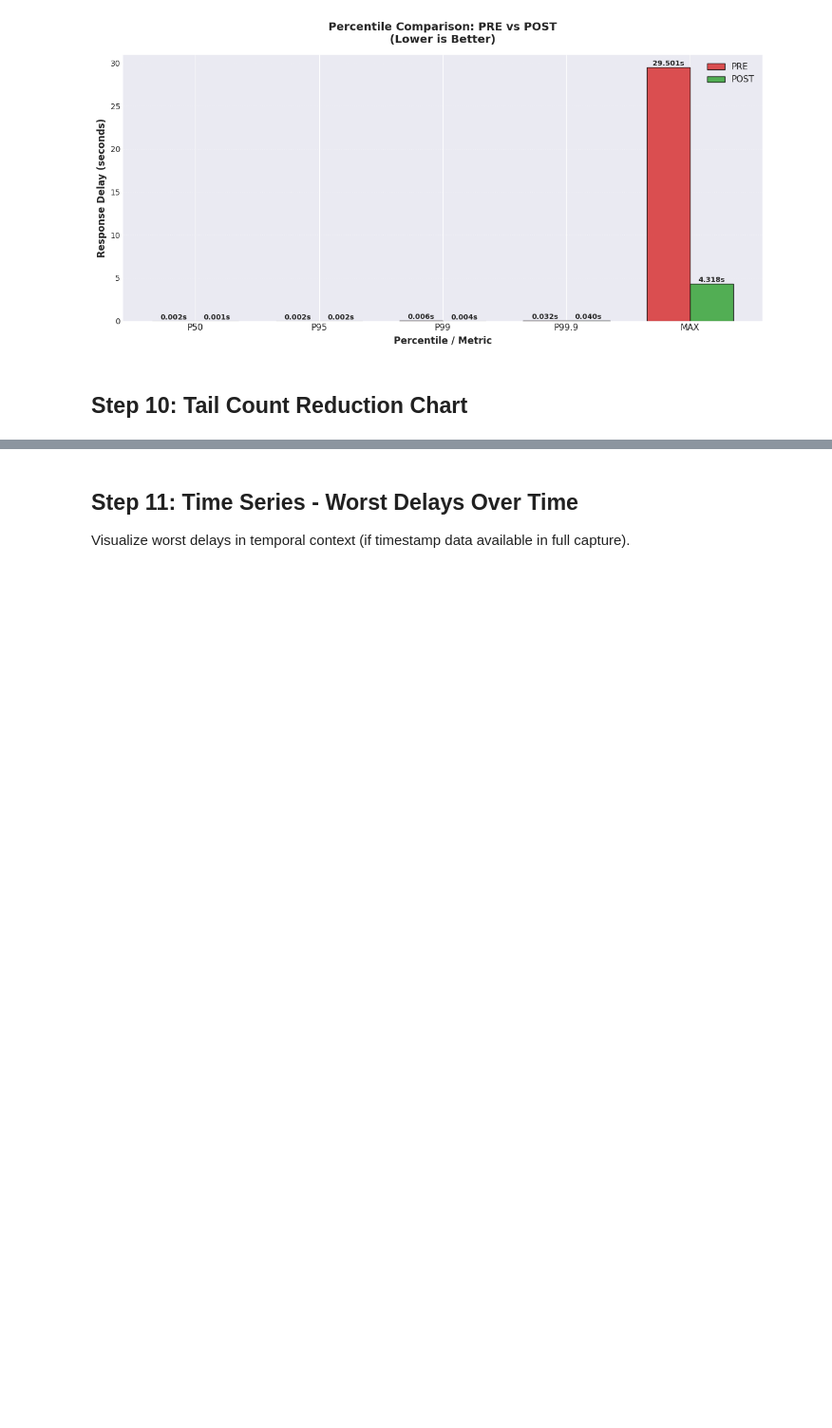
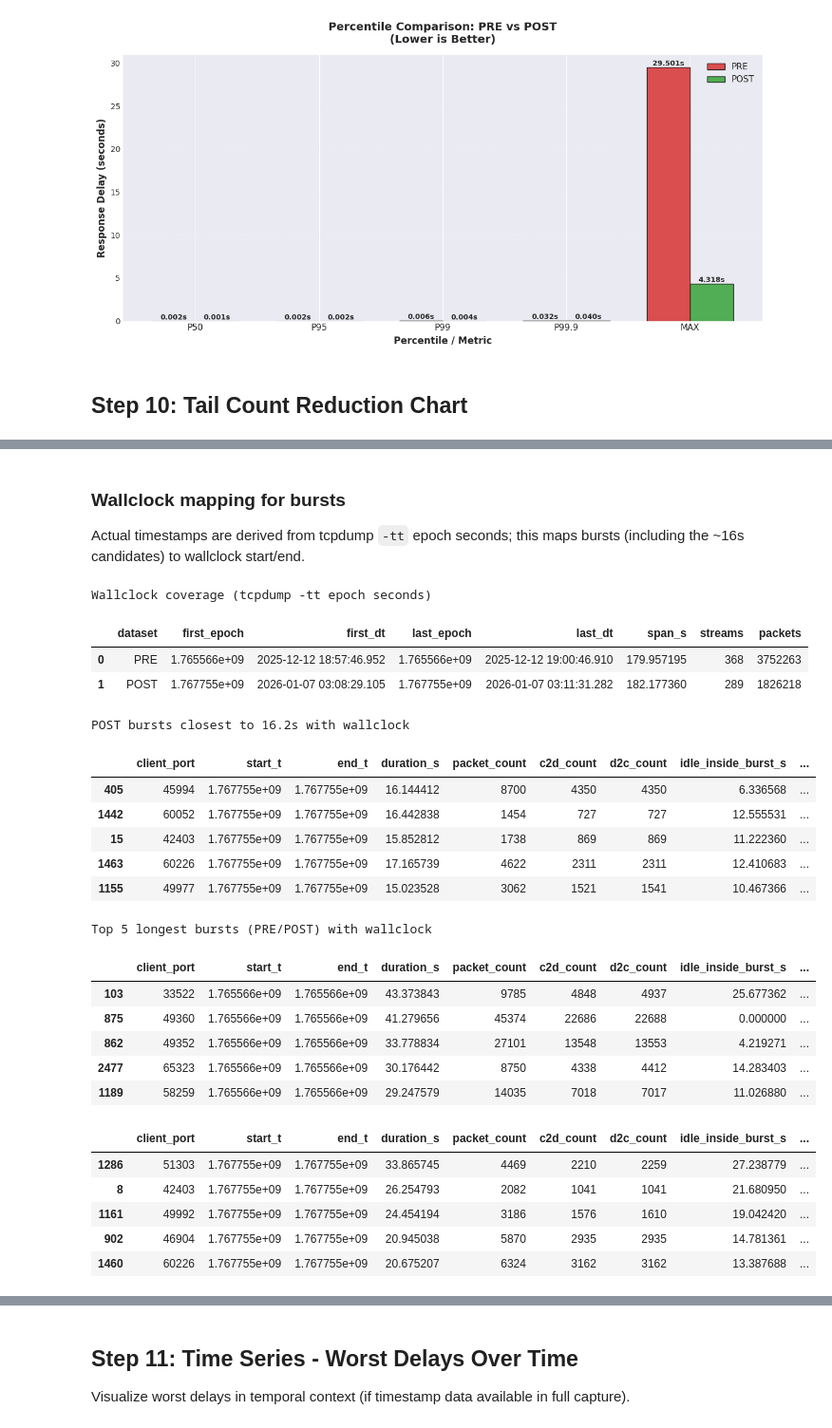
Before and after one commit to oracletechcl/aix-diag, a Jupyter notebook: Analysis/prod-06-01-2025/dec12-ene06.ipynb, the cells around one changed output, grey strips where cells are left out. Shown at 95% size. Saved outputs shown, nothing was run; the diff lists cells and outputs as text; code cells hidden in the pictures; blank space fills up the shorter version.

```diff
--- a/Analysis/prod-06-01-2025/dec12-ene06.ipynb
+++ b/Analysis/prod-06-01-2025/dec12-ene06.ipynb
@@ -823,0 +1196,66 @@ Threshold       PRE Count   POST Count     Change %
+# %% [markdown]
+### Wallclock mapping for bursts
+Actual timestamps are derived from tcpdump `-tt` epoch seconds; this maps bursts (including the ~16s candidates) to wallclock start/end.
+# %%
+def epoch_to_iso(ts: float) -> str:
+    return datetime.fromtimestamp(ts).strftime("%Y-%m-%d %H:%M:%S.%f")[:-3]
+
+wallclock_rows = []
+for label, df_evt in [("PRE", pre_push), ("POST", post_push)]:
+    t_min = float(df_evt["t"].min())
+    t_max = float(df_evt["t"].max())
+    wallclock_rows.append({
+        "dataset": label,
+        "first_epoch": t_min,
+        "first_dt": epoch_to_iso(t_min),
+        "last_epoch": t_max,
+        "last_dt": epoch_to_iso(t_max),
+        "span_s": t_max - t_min,
+        "streams": df_evt["client_port"].nunique(),
+        "packets": len(df_evt)
+    })
+
+wallclock_df = pd.DataFrame(wallclock_rows)
+print("Wallclock coverage (tcpdump -tt epoch seconds)")
+display(wallclock_df)
+
+def add_wallclock_columns(df: pd.DataFrame) -> pd.DataFrame:
+    out = df.copy()
+    out["start_dt"] = out["start_t"].apply(epoch_to_iso)
+    out["end_dt"] = out["end_t"].apply(epoch_to_iso)
+    return out
+
+print("\nPOST bursts closest to 16.2s with wallclock")
+post_near16_dt = add_wallclock_columns(post_top_near16[burst_cols + ["duration_s", "packet_count"]])
+display(post_near16_dt)
+
+print("\nTop 5 longest bursts (PRE/POST) with wallclock")
+pre_long_dt = add_wallclock_columns(pre_bursts_main.nlargest(5, "duration_s")[burst_cols + ["duration_s", "packet_count"]])
+post_long_dt = add_wallclock_columns(post_bursts_main.nlargest(5, "duration_s")[burst_cols + ["duration_s", "packet_count"]])
+display(pre_long_dt)
+display(post_long_dt)
+# %% [output]
+Wallclock coverage (tcpdump -tt epoch seconds)
+|  | dataset | first_epoch | first_dt | last_epoch | last_dt | span_s | streams | packets |
+| 0 | PRE | 1.765566e+09 | 2025-12-12 18:57:46.952 | 1.765566e+09 | 2025-12-12 19:00:46.910 | 179.957195 | 368 | 3752263 |
+| 1 | POST | 1.767755e+09 | 2026-01-07 03:08:29.105 | 1.767755e+09 | 2026-01-07 03:11:31.282 | 182.177360 | 289 | 1826218 |
+POST bursts closest to 16.2s with wallclock
+|  | client_port | start_t | end_t | duration_s | packet_count | c2d_count | d2c_count | idle_inside_burst_s | ... |
+| 405 | 45994 | 1.767755e+09 | 1.767755e+09 | 16.144412 | 8700 | 4350 | 4350 | 6.336568 | ... |
+| 1442 | 60052 | 1.767755e+09 | 1.767755e+09 | 16.442838 | 1454 | 727 | 727 | 12.555531 | ... |
+| 15 | 42403 | 1.767755e+09 | 1.767755e+09 | 15.852812 | 1738 | 869 | 869 | 11.222360 | ... |
+| 1463 | 60226 | 1.767755e+09 | 1.767755e+09 | 17.165739 | 4622 | 2311 | 2311 | 12.410683 | ... |
+| 1155 | 49977 | 1.767755e+09 | 1.767755e+09 | 15.023528 | 3062 | 1521 | 1541 | 10.467366 | ... |
+Top 5 longest bursts (PRE/POST) with wallclock
+|  | client_port | start_t | end_t | duration_s | packet_count | c2d_count | d2c_count | idle_inside_burst_s | ... |
+| 103 | 33522 | 1.765566e+09 | 1.765566e+09 | 43.373843 | 9785 | 4848 | 4937 | 25.677362 | ... |
+| 875 | 49360 | 1.765566e+09 | 1.765566e+09 | 41.279656 | 45374 | 22686 | 22688 | 0.000000 | ... |
+| 862 | 49352 | 1.765566e+09 | 1.765566e+09 | 33.778834 | 27101 | 13548 | 13553 | 4.219271 | ... |
+| 2477 | 65323 | 1.765566e+09 | 1.765566e+09 | 30.176442 | 8750 | 4338 | 4412 | 14.283403 | ... |
+| 1189 | 58259 | 1.765566e+09 | 1.765566e+09 | 29.247579 | 14035 | 7018 | 7017 | 11.026880 | ... |
+|  | client_port | start_t | end_t | duration_s | packet_count | c2d_count | d2c_count | idle_inside_burst_s | ... |
+| 1286 | 51303 | 1.767755e+09 | 1.767755e+09 | 33.865745 | 4469 | 2210 | 2259 | 27.238779 | ... |
+| 8 | 42403 | 1.767755e+09 | 1.767755e+09 | 26.254793 | 2082 | 1041 | 1041 | 21.680950 | ... |
+| 1161 | 49992 | 1.767755e+09 | 1.767755e+09 | 24.454194 | 3186 | 1576 | 1610 | 19.042420 | ... |
+| 902 | 46904 | 1.767755e+09 | 1.767755e+09 | 20.945038 | 5870 | 2935 | 2935 | 14.781361 | ... |
+| 1460 | 60226 | 1.767755e+09 | 1.767755e+09 | 20.675207 | 6324 | 3162 | 3162 | 13.387688 | ... |
```
Also changed, not shown: parts of 23 cells of this notebook, 1 other file.
